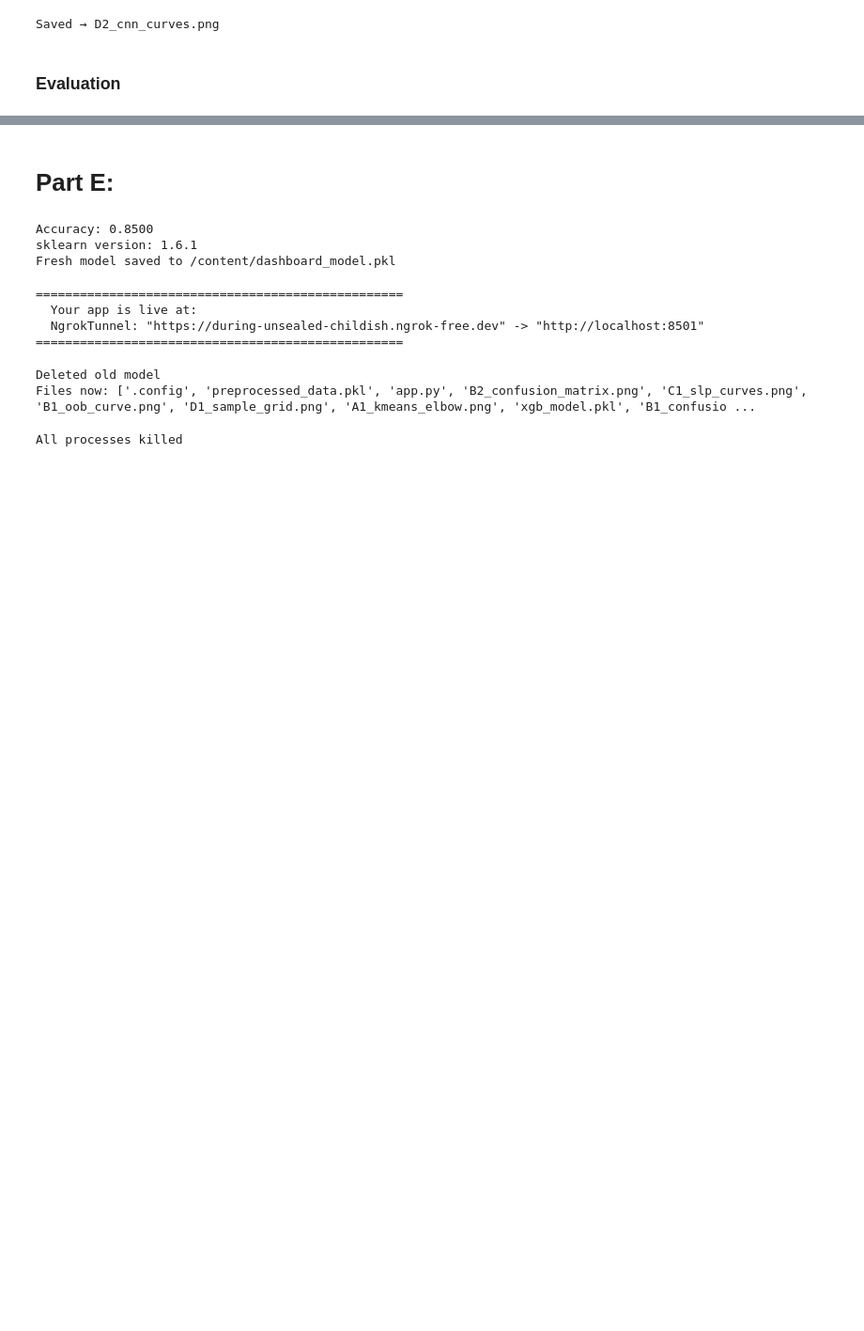
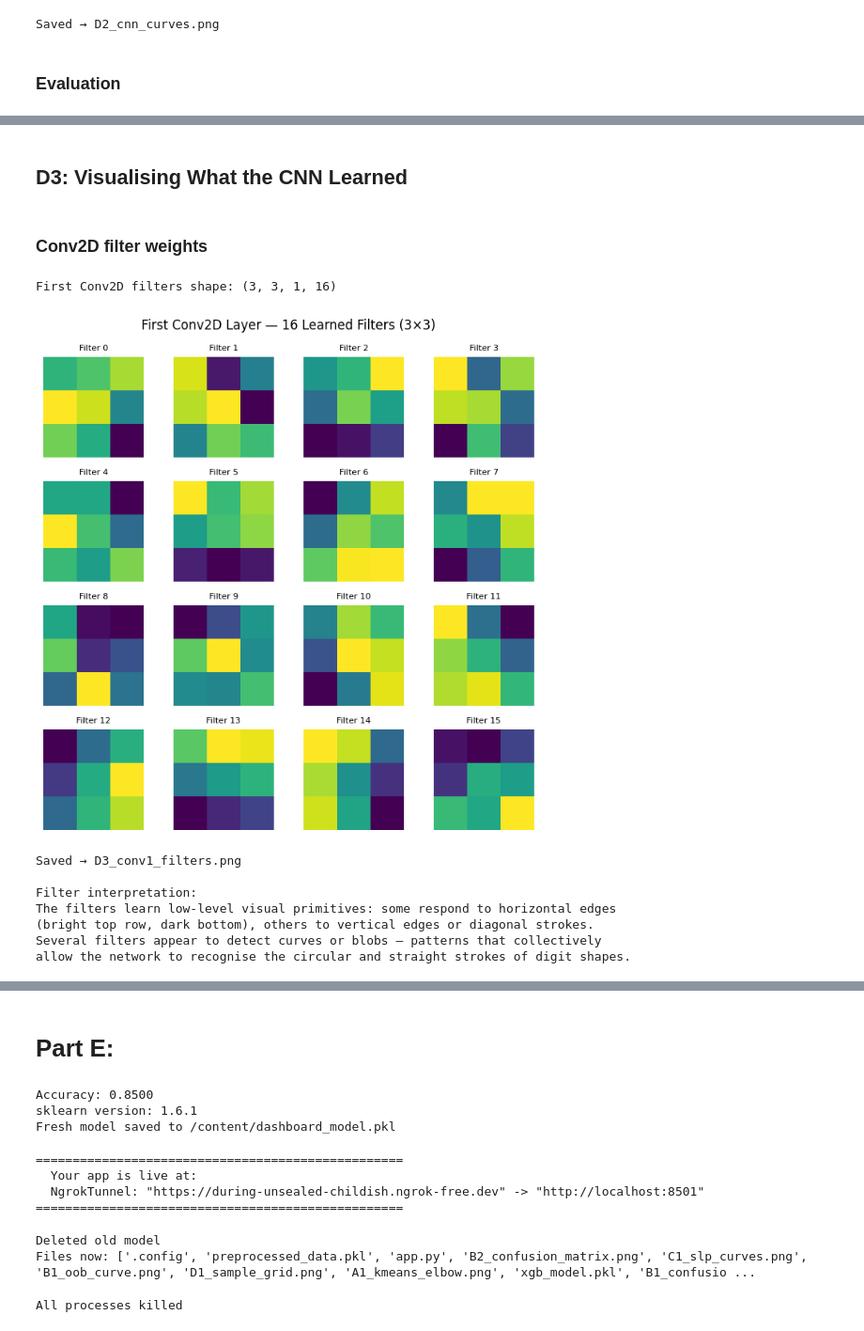
Before and after one commit to maryam2004-hub/i23-6004-DM-Assignment4, a Jupyter notebook: i23_6004_DS_B_DMAssignment4.ipynb, the cells around one changed output, grey strips where cells are left out. Shown at 94% size. Cells and saved outputs as stored; diff of their text form; code cells hidden in the pictures; blank space fills up the shorter version.

```diff
--- a/i23_6004_DS_B_DMAssignment4.ipynb
+++ b/i23_6004_DS_B_DMAssignment4.ipynb
@@ -1952,3 +1957,38 @@ Visual explanation: Digits 4 and 9 share a closed upper loop and a descending
 stroke, making them visually similar under rotation or poor handwriting.
 Similarly, 3 and 8 both contain curved strokes on the right side; a poorly
 formed 8 with an open top is indistinguishable from a 3 in low resolution.
+# %% [markdown]
+## D3: Visualising What the CNN Learned
+# %% [markdown]
+### Conv2D filter weights
+# %%
+
+# Find the first Conv2D layer
+conv1_layer = next(l for l in cnn.layers if isinstance(l, layers.Conv2D))
+filters, biases = conv1_layer.get_weights()   # shape: (3, 3, 1, 16)
+
+print(f"First Conv2D filters shape: {filters.shape}")
+
+fig, axes = plt.subplots(4, 4, figsize=(7, 7))
+for i, ax in enumerate(axes.flatten()):
+    f = filters[:, :, 0, i]
+    f = (f - f.min()) / (f.max() - f.min() + 1e-8)   # normalise to [0,1]
+    ax.imshow(f, cmap="viridis")
+    ax.set_title(f"Filter {i}", fontsize=8)
+    ax.axis("off")
+
+plt.suptitle("First Conv2D Layer — 16 Learned Filters (3×3)", fontsize=12)
+plt.tight_layout()
+plt.savefig("D3_conv1_filters.png", dpi=150)
+plt.show()
+print("Saved → D3_conv1_filters.png")
+# %% [output]
+First Conv2D filters shape: (3, 3, 1, 16)
+[figure, added]
+Saved → D3_conv1_filters.png
+
+Filter interpretation:
+The filters learn low-level visual primitives: some respond to horizontal edges
+(bright top row, dark bottom), others to vertical edges or diagonal strokes.
+Several filters appear to detect curves or blobs — patterns that collectively
+allow the network to recognise the circular and straight strokes of digit shapes.
```
Also changed, not shown: parts of 10 cells of this notebook.
